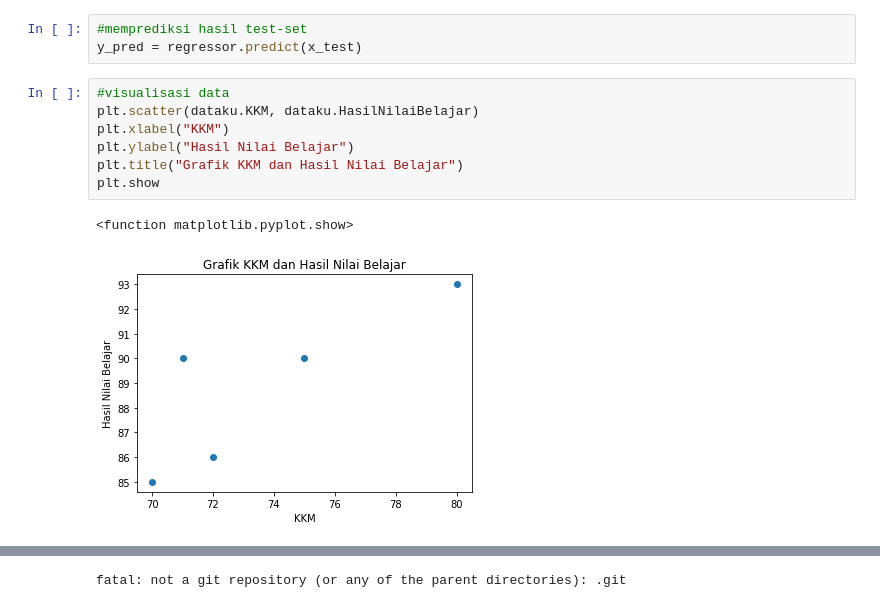
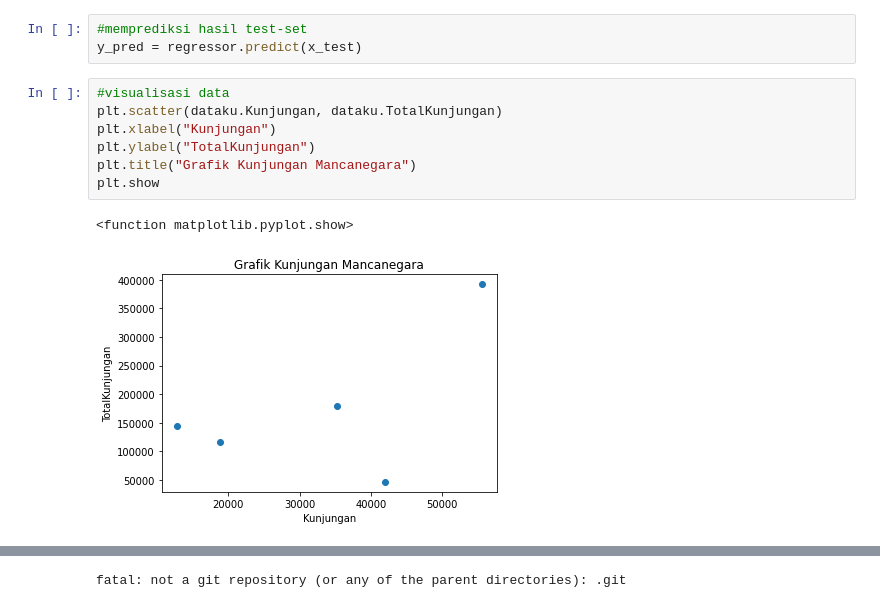
Before and after one commit to 1911521014SitiNina/Kel-4-APM, a Jupyter notebook: simpel.ipynb, the cells around one changed output, grey strips where cells are left out. Saved outputs shown, nothing was run; the diff lists cells and outputs as text.

```diff
--- a/simpel.ipynb
+++ b/simpel.ipynb
@@ -41,14 +43,14 @@ LinearRegression()
 y_pred = regressor.predict(x_test)
 # %%
 #visualisasi data
-plt.scatter(dataku.KKM, dataku.HasilNilaiBelajar)
-plt.xlabel("KKM")
-plt.ylabel("Hasil Nilai Belajar")
-plt.title("Grafik KKM dan Hasil Nilai Belajar")
+plt.scatter(dataku.Kunjungan, dataku.TotalKunjungan)
+plt.xlabel("Kunjungan")
+plt.ylabel("TotalKunjungan")
+plt.title("Grafik Kunjungan Mancanegara")
 plt.show
 # %% [output]
 <function matplotlib.pyplot.show>
-[figure, old version]
+[figure, new version]
 # %%
 #visualisasi hasil prediksi pada training set
 #ukuran plot
```
Also changed, not shown: parts of 4 cells of this notebook.
